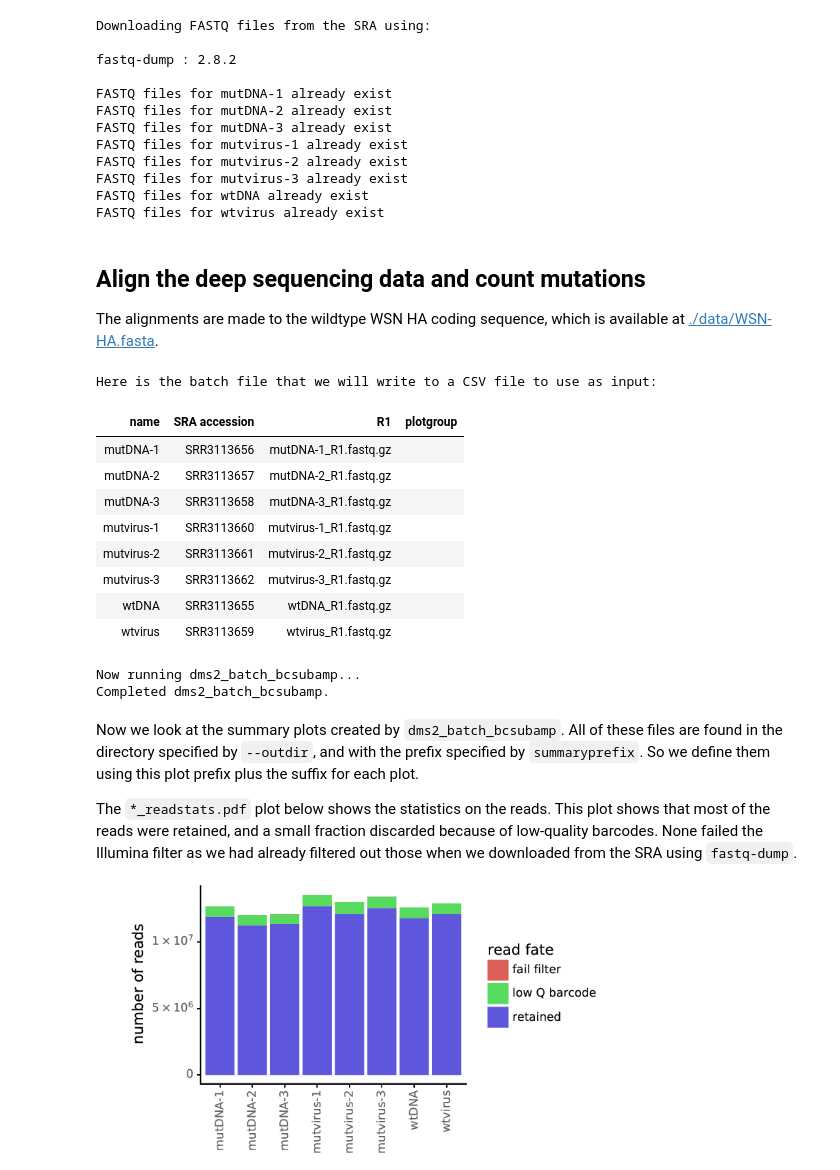
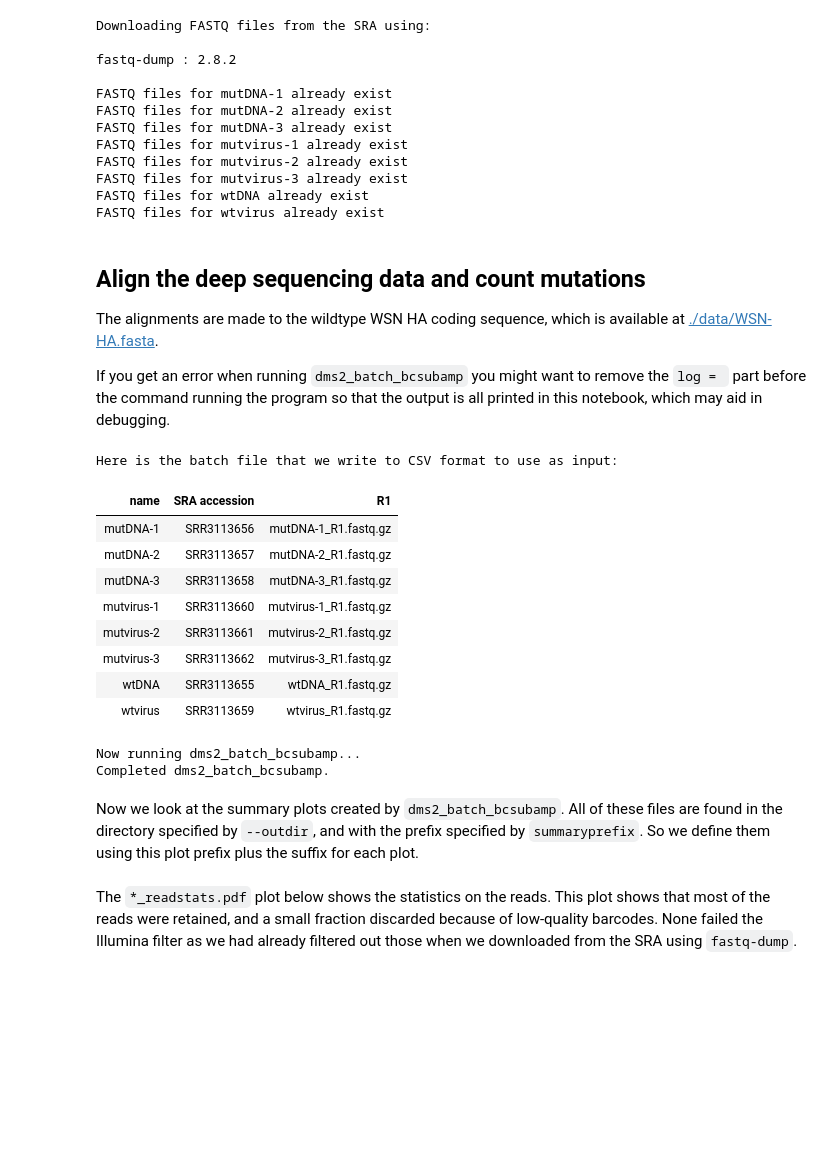
Before and after one commit to jbloomlab/dms_tools2, a Jupyter notebook: examples/Doud2016/analysis_notebook.ipynb, the cells around one changed output. Cells and saved outputs as stored; diff of their text form; code cells hidden in the pictures; blank space fills up the shorter version.

Commit message:
work on example notebook

```diff
--- a/examples/Doud2016/analysis_notebook.ipynb
+++ b/examples/Doud2016/analysis_notebook.ipynb
@@ -134,6 +133,8 @@ FASTQ files for wtvirus already exist
 # %% [markdown]
 ## Align the deep sequencing data and count mutations
 The alignments are made to the wildtype WSN HA coding sequence, which is available at [./data/WSN-HA.fasta](./data/WSN-HA.fasta).
+
+If you get an error when running `dms2_batch_bcsubamp` you might want to remove the `log = ` part before the command running the program so that the output is all printed in this notebook, which may aid in debugging.
 # %%
 # file containing wildtype WSN HA sequence
 refseq = './data/WSN-HA.fasta'
@@ -143,46 +144,47 @@ alignspecs = ' '.join(['1,285,36,37',
                        '286,570,31,32',
                        '571,855,37,32',
                        '856,1140,31,36',
                        '1141,1425,29,33',
                        '1426,1698,40,43'])
 
 # counts and alignments placed in this directory
 countsdir = os.path.join(resultsdir, 'codoncounts')
 if not os.path.isdir(countsdir):
     os.mkdir(countsdir)
 
-# all samples will be in the same plotgroup
-samples['plotgroup'] = ''
-
 # write sample information to a batch file for dms2_batch_bcsubamplicons
 countsbatchfile = os.path.join(countsdir, 'batch.csv')
-print("Here is the batch file that we will write to a CSV file to use as input:")
+print("Here is the batch file that we write to CSV format to use as input:")
 display(HTML(samples.to_html(index=False)))
 samples.to_csv(countsbatchfile, index=False)
 
 print('\nNow running dms2_batch_bcsubamp...')
 log = !dms2_batch_bcsubamp \
         --batchfile {countsbatchfile} \
         --refseq {refseq} \
         --alignspecs {alignspecs} \
         --outdir {countsdir} \
         --summaryprefix summary \
         --R1trim 200 \
         --R2trim 170 \
         --fastqdir {fastqdir} \
         --ncpus {ncpus} \
         --use_existing {use_existing}
 print("Completed dms2_batch_bcsubamp.")
 # %% [output]
-Here is the batch file that we will write to a CSV file to use as input:
+Here is the batch file that we write to CSV format to use as input:
-| name | SRA accession | R1 | plotgroup |
-| mutDNA-1 | SRR3113656 | mutDNA-1_R1.fastq.gz |  |
-| mutDNA-2 | SRR3113657 | mutDNA-2_R1.fastq.gz |  |
-| mutDNA-3 | SRR3113658 | mutDNA-3_R1.fastq.gz |  |
-| mutvirus-1 | SRR3113660 | mutvirus-1_R1.fastq.gz |  |
-| mutvirus-2 | SRR3113661 | mutvirus-2_R1.fastq.gz |  |
-| mutvirus-3 | SRR3113662 | mutvirus-3_R1.fastq.gz |  |
-| wtDNA | SRR3113655 | wtDNA_R1.fastq.gz |  |
-| wtvirus | SRR3113659 | wtvirus_R1.fastq.gz |  |
+| name | SRA accession | R1 |
+| mutDNA-1 | SRR3113656 | mutDNA-1_R1.fastq.gz |
+| mutDNA-2 | SRR3113657 | mutDNA-2_R1.fastq.gz |
+| mutDNA-3 | SRR3113658 | mutDNA-3_R1.fastq.gz |
+| mutvirus-1 | SRR3113660 | mutvirus-1_R1.fastq.gz |
+| mutvirus-2 | SRR3113661 | mutvirus-2_R1.fastq.gz |
+| mutvirus-3 | SRR3113662 | mutvirus-3_R1.fastq.gz |
+| wtDNA | SRR3113655 | wtDNA_R1.fastq.gz |
+| wtvirus | SRR3113659 | wtvirus_R1.fastq.gz |
 Now running dms2_batch_bcsubamp...
 Completed dms2_batch_bcsubamp.
+# %% [markdown]
+Now we look at the summary plots created by `dms2_batch_bcsubamp`.
+All of these files are found in the directory specified by `--outdir`, and with the prefix specified by `summaryprefix`.
+So we define them using this plot prefix plus the suffix for each plot.
@@ -189,14 +193,4 @@ Completed dms2_batch_bcsubamp.
 # %% [markdown]
-Now we look at the summary plots created by `dms2_batch_bcsubamp`.
-All of these files are found in the directory specified by `--outdir`, and with the prefix specified by `summaryprefix`.
-So we define them using this plot prefix plus the suffix for each plot.
-
 The `*_readstats.pdf` plot below shows the statistics on the reads.
 This plot shows that most of the reads were retained, and a small fraction discarded because of low-quality barcodes.
 None failed the Illumina filter as we had already filtered out those when we downloaded from the SRA using `fastq-dump`.
-# %%
-countsplotprefix = os.path.join(countsdir, 'summary')
-
-showPDF(countsplotprefix + '_readstats.pdf', width=500)
-# %% [output]
-[figure, removed]
```
Also changed, not shown: parts of 23 cells of this notebook.
